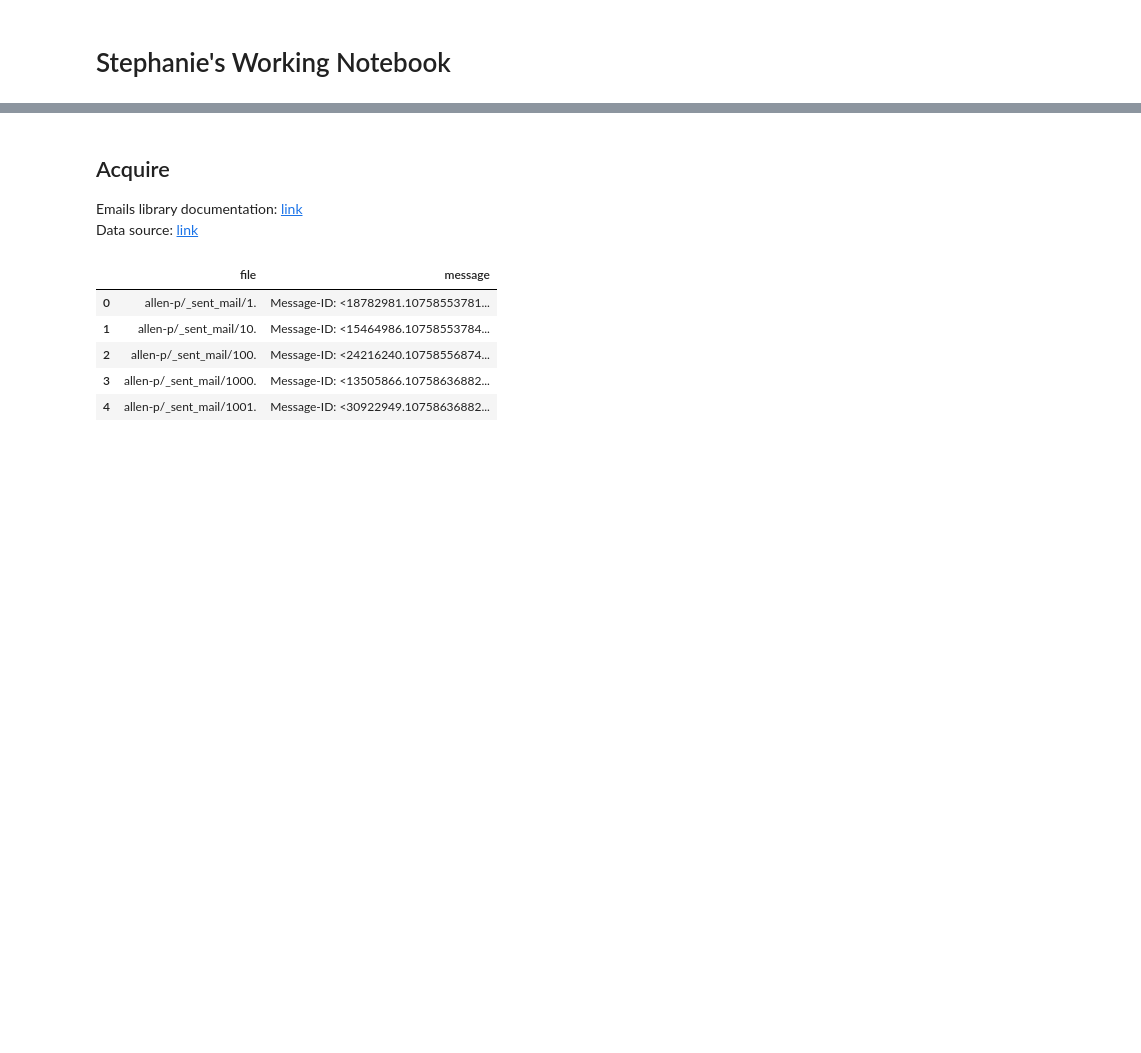
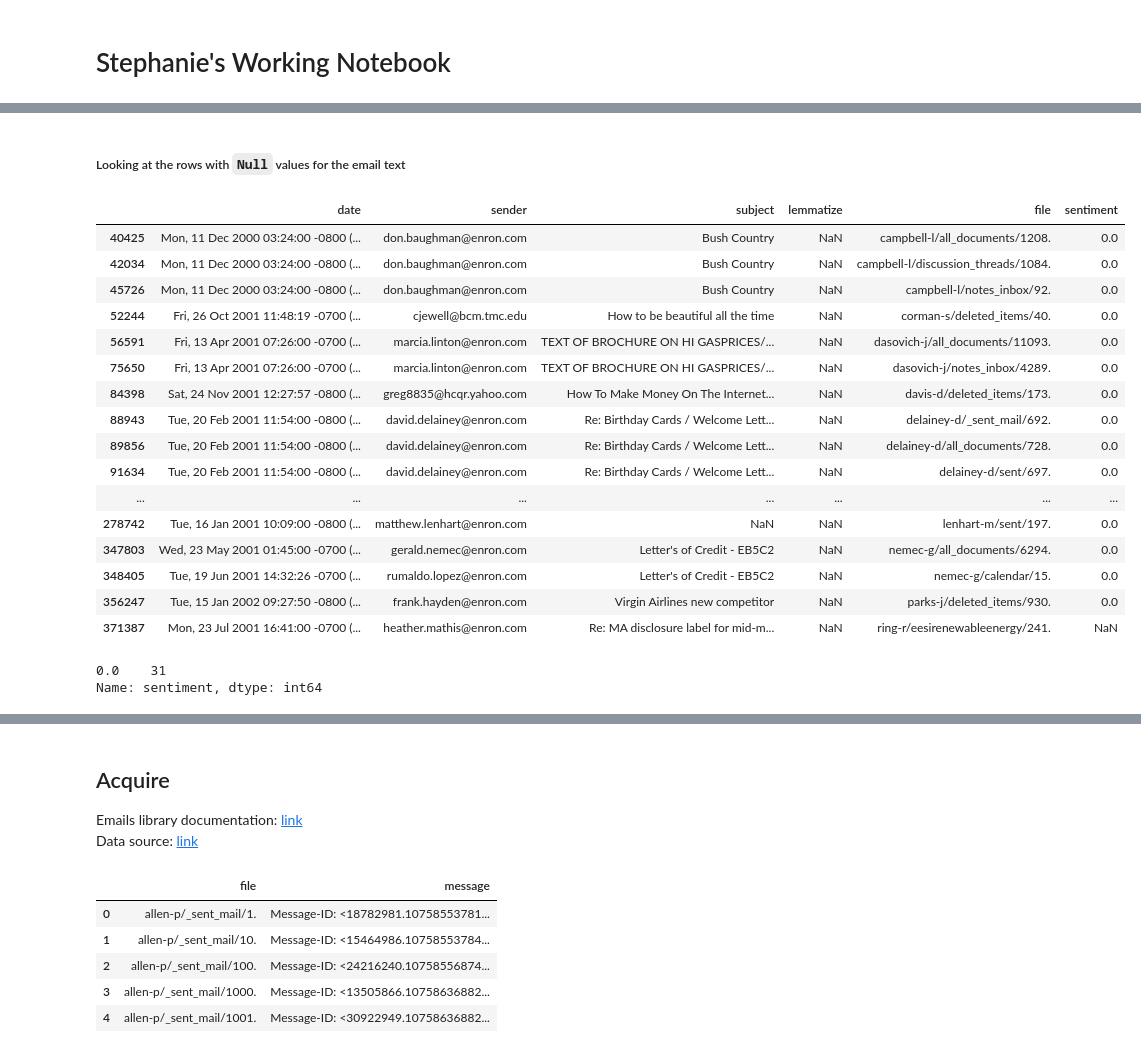
Before and after one commit to Enron-Discussion-NLP/Capstone, a Jupyter notebook: 00_Stephanie/stephanie_working-notebook.ipynb, the cells around one changed output, grey strips where cells are left out. Cells and saved outputs as stored; diff of their text form; code cells hidden in the pictures; blank space fills up the shorter version.

```diff
--- a/00_Stephanie/stephanie_working-notebook.ipynb
+++ b/00_Stephanie/stephanie_working-notebook.ipynb
@@ -2,0 +26,7 @@
+# %%
+# reading in Kan's prepped csv to df for exploration
+df = pd.read_csv('csv_files/sentiment.csv')
+# %%
+df.drop(columns = ['Unnamed: 0'], inplace = True)
+
+df.head()
@@ -2,0 +88,4 @@
+# %%
+df = df[['date', 'sender', 'subject', 'lemmatize', 'file', 'sentiment']]
+
+df.head(1)
@@ -2,0 +113,30 @@
+# %% [markdown]
+##### Looking at the rows with `Null` values for the email text
+# %%
+no_text = df[df.lemmatize.isna() == True]
+
+no_text
+# %% [output]
+|  | date | sender | subject | lemmatize | file | sentiment |
+| 40425 | Mon, 11 Dec 2000 03:24:00 -0800 (... | don.baughman@enron.com | Bush Country | NaN | campbell-l/all_documents/1208. | 0.0 |
+| 42034 | Mon, 11 Dec 2000 03:24:00 -0800 (... | don.baughman@enron.com | Bush Country | NaN | campbell-l/discussion_threads/1084. | 0.0 |
+| 45726 | Mon, 11 Dec 2000 03:24:00 -0800 (... | don.baughman@enron.com | Bush Country | NaN | campbell-l/notes_inbox/92. | 0.0 |
+| 52244 | Fri, 26 Oct 2001 11:48:19 -0700 (... | cjewell@bcm.tmc.edu | How to be beautiful all the time | NaN | corman-s/deleted_items/40. | 0.0 |
+| 56591 | Fri, 13 Apr 2001 07:26:00 -0700 (... | marcia.linton@enron.com | TEXT OF BROCHURE ON HI GASPRICES/... | NaN | dasovich-j/all_documents/11093. | 0.0 |
+| 75650 | Fri, 13 Apr 2001 07:26:00 -0700 (... | marcia.linton@enron.com | TEXT OF BROCHURE ON HI GASPRICES/... | NaN | dasovich-j/notes_inbox/4289. | 0.0 |
+| 84398 | Sat, 24 Nov 2001 12:27:57 -0800 (... | greg8835@hcqr.yahoo.com | How To Make Money On The Internet... | NaN | davis-d/deleted_items/173. | 0.0 |
+| 88943 | Tue, 20 Feb 2001 11:54:00 -0800 (... | david.delainey@enron.com | Re: Birthday Cards / Welcome Lett... | NaN | delainey-d/_sent_mail/692. | 0.0 |
+| 89856 | Tue, 20 Feb 2001 11:54:00 -0800 (... | david.delainey@enron.com | Re: Birthday Cards / Welcome Lett... | NaN | delainey-d/all_documents/728. | 0.0 |
+| 91634 | Tue, 20 Feb 2001 11:54:00 -0800 (... | david.delainey@enron.com | Re: Birthday Cards / Welcome Lett... | NaN | delainey-d/sent/697. | 0.0 |
+| ... | ... | ... | ... | ... | ... | ... |
+| 278742 | Tue, 16 Jan 2001 10:09:00 -0800 (... | matthew.lenhart@enron.com | NaN | NaN | lenhart-m/sent/197. | 0.0 |
+| 347803 | Wed, 23 May 2001 01:45:00 -0700 (... | gerald.nemec@enron.com | Letter's of Credit - EB5C2 | NaN | nemec-g/all_documents/6294. | 0.0 |
+| 348405 | Tue, 19 Jun 2001 14:32:26 -0700 (... | rumaldo.lopez@enron.com | Letter's of Credit - EB5C2 | NaN | nemec-g/calendar/15. | 0.0 |
+| 356247 | Tue, 15 Jan 2002 09:27:50 -0800 (... | frank.hayden@enron.com | Virgin Airlines new competitor | NaN | parks-j/deleted_items/930. | 0.0 |
+| 371387 | Mon, 23 Jul 2001 16:41:00 -0700 (... | heather.mathis@enron.com | Re: MA disclosure label for mid-m... | NaN | ring-r/eesirenewableenergy/241. | NaN |
+# %%
+# looking at the sentiment score for these emails
+no_text.sentiment.value_counts()
+# %% [output]
+0.0    31
+Name: sentiment, dtype: int64
```
Also changed, not shown: parts of 25 cells of this notebook, 5 other files.
